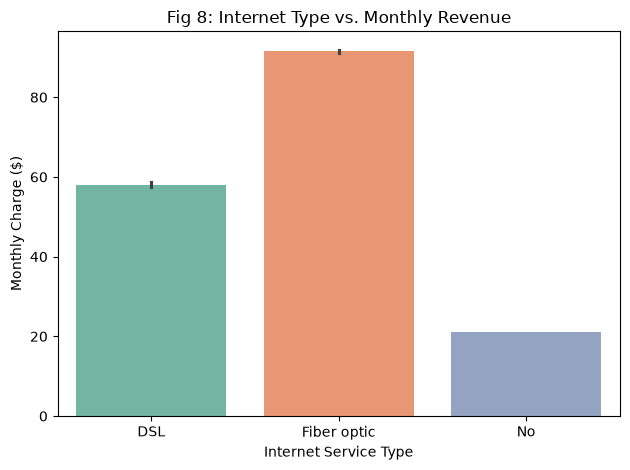
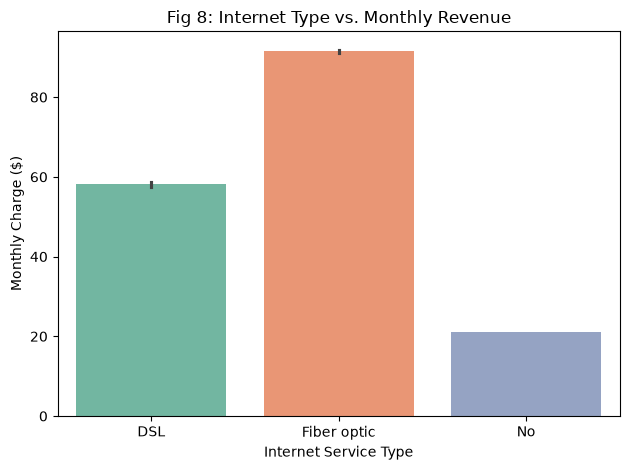
Code edit (unified diff) that turned the first committed figure into the second:
--- before
+++ after
@@ -1,5 +1,5 @@
 # Are Fiber Optics More Expensive??
 plt.figure()
-sns.barplot(data=df, x='InternetService', y='MonthlyCharges', palette='Set2')
+sns.barplot(data=df, x='InternetService', y='MonthlyCharges', palette='Set2', hue='InternetService', legend=False)
 plt.title('Fig 8: Internet Type vs. Monthly Revenue')
 plt.ylabel('Monthly Charge ($)')

Commit: add hue to the internet type vs revenue